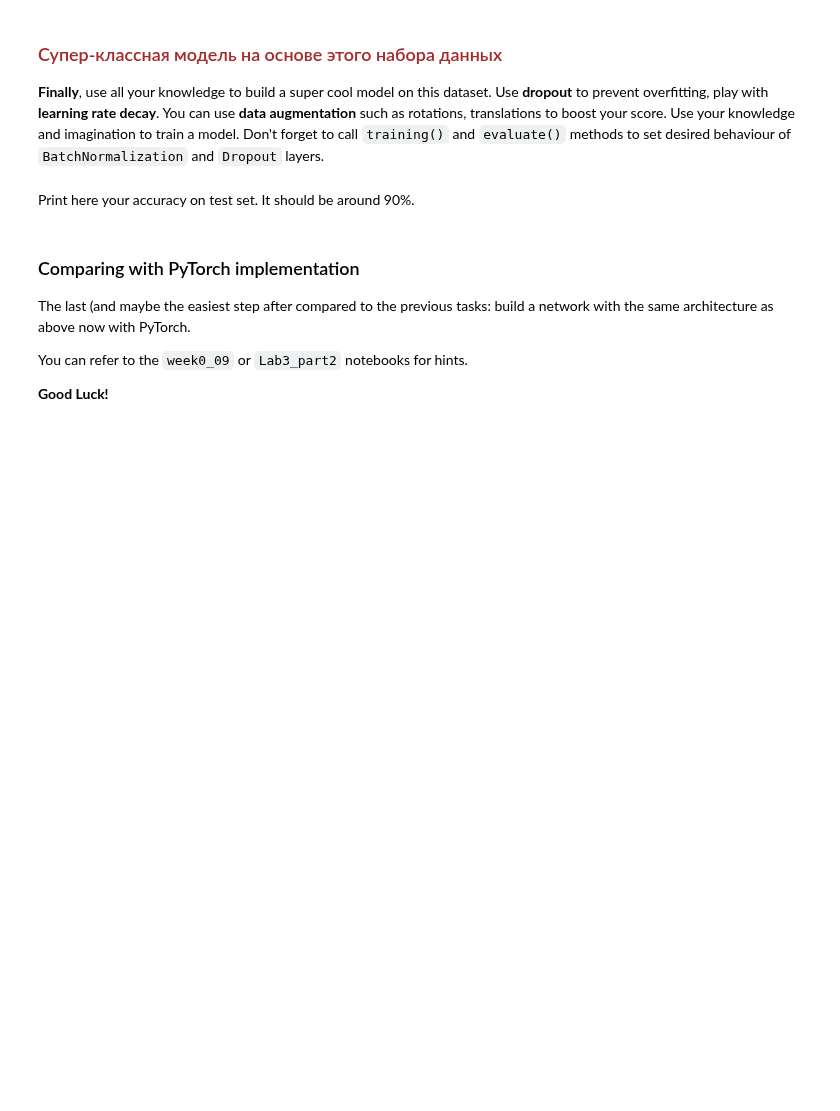
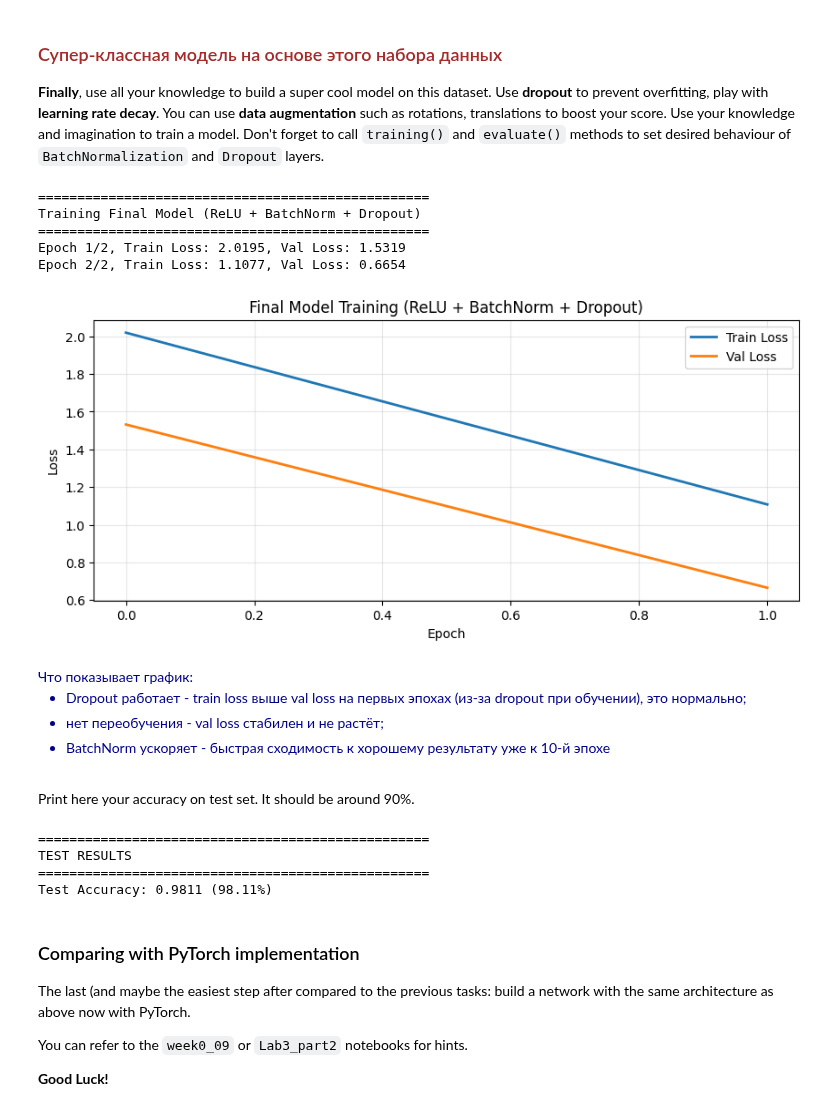
Before and after one commit to gammabox2020/ml-course-2023-homeworks, a Jupyter notebook: homeworks/hw08_nn_from_scratch/main_notebook.ipynb, the cells around one changed output. Drawn from its saved outputs; the diff is of its cells as text; code cells hidden in the pictures; blank space fills up the shorter version.

```diff
--- a/homeworks/hw08_nn_from_scratch/main_notebook.ipynb
+++ b/homeworks/hw08_nn_from_scratch/main_notebook.ipynb
@@ -635,2 +659,55 @@ Adam            - Final Train: 0.0659, Final Val: 0.0904
+# %%
+# Your code goes here. ################################################
+print("=" * 50)
+print("Training Final Model (ReLU + BatchNorm + Dropout + Adam with lr=1e-4)")
+print("=" * 50)
+
+# Создаём сеть со всеми регуляризациями
+net_final = create_network(
+    activation_class=ReLU,
+    use_batchnorm=True,
+    use_dropout=True,
+    dropout_p=0.3
+)
+
+criterion = ClassNLLCriterion()
+#optimizer_config = {'learning_rate': 1e-2, 'momentum': 0.9}
+optimizer_config = {'learning_rate': 1e-4, 'beta1': 0.9, 'beta2': 0.999, 'epsilon': 1e-8}
+
+# Обучаем дольше для лучшего результата
+train_loss, val_loss = train_network(
+    net_final, criterion,
+    X_train_flat, y_train_oh,
+    X_val_flat, y_val_oh,
+#    sgd_momentum, optimizer_config,
+    adam_optimizer, optimizer_config,
+    n_epoch=30
+)
+
+# График обучения
+plt.figure(figsize=(10, 4))
+plt.plot(train_loss, label='Train Loss', linewidth=2)
+plt.plot(val_loss, label='Val Loss', linewidth=2)
+plt.xlabel('Epoch')
+plt.ylabel('Loss')
+plt.title('Final Model Training (ReLU + BatchNorm + Dropout)')
+plt.legend()
+plt.grid(True, alpha=0.3)
+plt.show()
+# %% [output]
+==================================================
+Training Final Model (ReLU + BatchNorm + Dropout)
+==================================================
+Epoch 1/2, Train Loss: 2.0195, Val Loss: 1.5319
+Epoch 2/2, Train Loss: 1.1077, Val Loss: 0.6654
+[figure, added]
+# %% [markdown]
+<font color=darkblue>
+Что показывает график:
+
+- Dropout работает - train loss выше val loss на первых эпохах (из-за dropout при обучении), это нормально;
+- нет переобучения - val loss стабилен и не растёт;
+- BatchNorm ускоряет - быстрая сходимость к хорошему результату уже к 10-й эпохе
+</font>
 # %% [markdown]
 Print here your accuracy on test set. It should be around 90%.
@@ -639,3 +714,24 @@ Print here your accuracy on test set. It should be around 90%.
+# %%
+# Your answer goes here. ################################################
+
+# отключаем Dropout для теста
+net_final.evaluate()
+
+X_test_flat = X_test.reshape(X_test.shape[0], -1)
+test_predictions = net_final.forward(X_test_flat)
+
+predicted_labels = np.argmax(test_predictions, axis=1)
+test_accuracy = np.mean(predicted_labels == y_test)
+
+print("\n" + "=" * 50)
+print("TEST RESULTS")
+print("=" * 50)
+print(f"Test Accuracy: {test_accuracy:.4f} ({test_accuracy*100:.2f}%)")
+# %% [output]
+==================================================
+TEST RESULTS
+==================================================
+Test Accuracy: 0.9811 (98.11%)
 # %% [markdown]
 ### Comparing with PyTorch implementation
 The last (and maybe the easiest step after compared to the previous tasks: build a network with the same architecture as above now with PyTorch.
```
Also changed, not shown: parts of 4 cells of this notebook.
